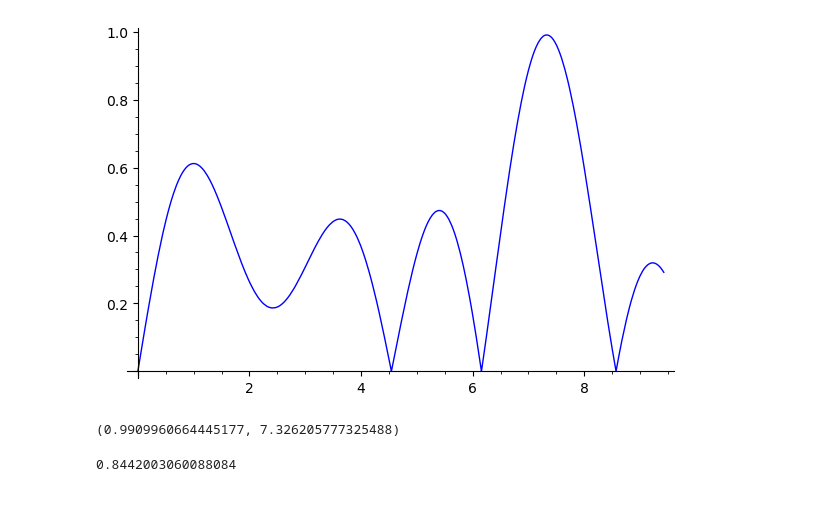
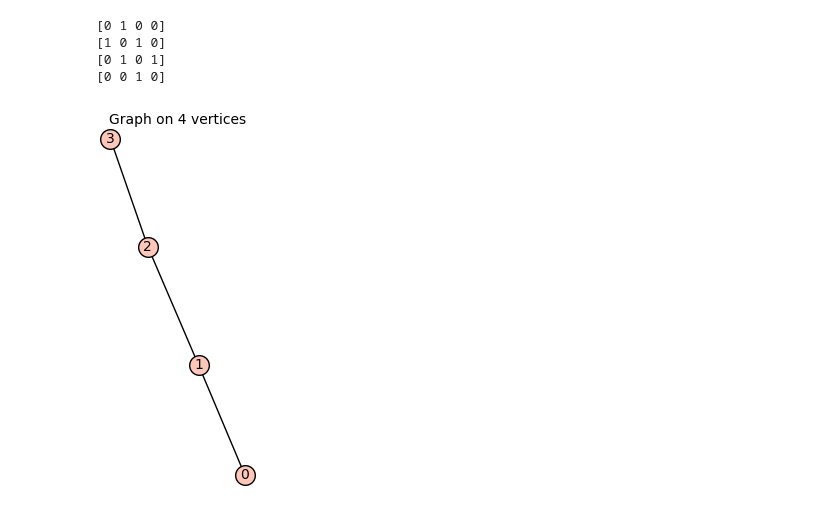
Before and after one commit to EmilyMWright/FUSRP-2021-Quantum-Walks, a Jupyter notebook: Test_Ground.ipynb, the cells around one changed output. Saved outputs shown, nothing was run; the diff lists cells and outputs as text; code cells hidden in the pictures.

```diff
--- a/Test_Ground.ipynb
+++ b/Test_Ground.ipynb
@@ -367,13 +236,15 @@ PK500a = plot(transfer_at_time_a(K5,x,0,1),0,3*np.pi)
-# %%
-PK500a
-# %% [output]
-[figure, removed]
-# %%
-f = lambda x: transfer_at_time_a(K5,x,0,1)
-find_local_maximum(f, 6, 8)
-# %% [output]
-(0.9909960664445177, 7.326205777325488)
-# %%
-f(0.40279537000350996)
-# %% [output]
-0.8442003060088084
+# %%
+# X = matrix([[0,0,1,0,0,0,0],[0,0,1,0,0,0,0],[1,1,0,1,0,0,0],\
+#             [0,0,1,0,1,1,1],[0,0,0,1,0,0,0],[0,0,0,1,0,0,0],[0,0,0,1,0,0,0]]); X
+# X = matrix([[0,0,0,1,0,0,0,0],[0,0,0,1,0,0,0,0],[0,0,0,1,0,0,0,0],[1,1,1,0,1,0,0,0],\
+#             [0,0,0,1,0,1,1,1],[0,0,0,0,1,0,0,0],[0,0,0,0,1,0,0,0],[0,0,0,0,1,0,0,0]]); X
+X = matrix([[0,1,0,0],[1,0,1,0],[0,1,0,1],[0,0,1,0]]); X
+# %% [output]
+[0 1 0 0]
+[1 0 1 0]
+[0 1 0 1]
+[0 0 1 0]
+# %%
+Graph(X)
+# %% [output]
+[figure, added]
```
Also changed, not shown: parts of 22 cells of this notebook.
